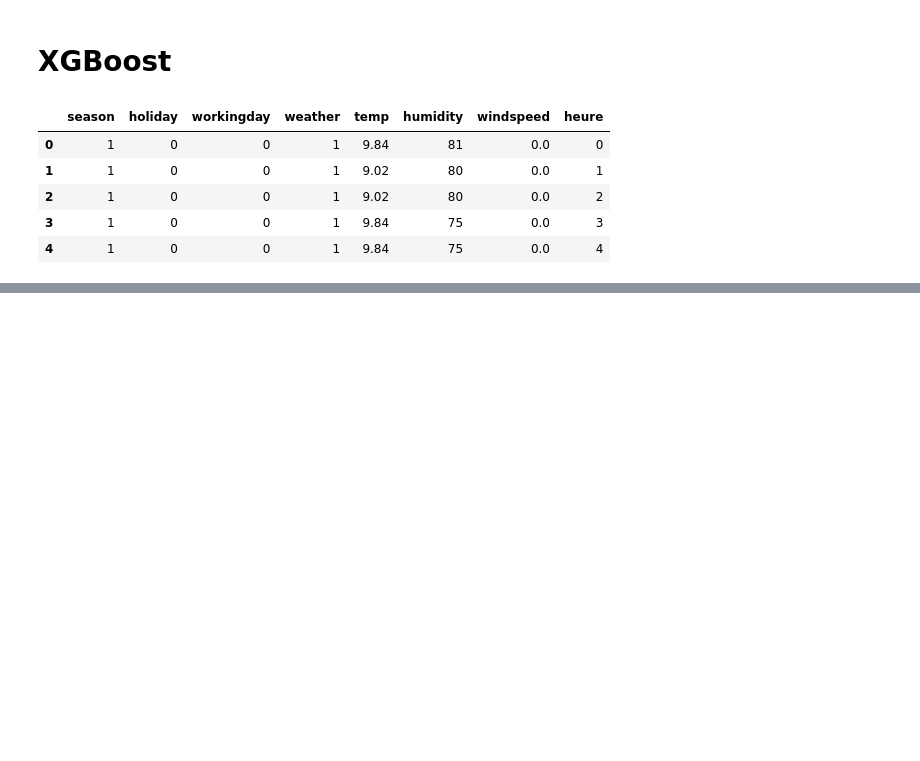
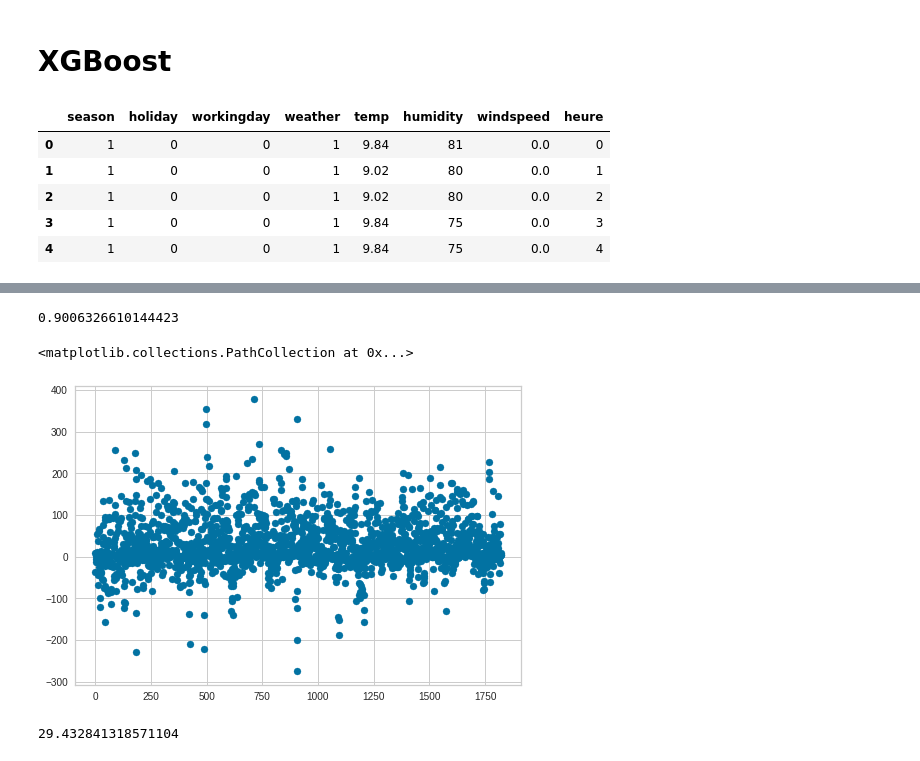
Before and after one commit to RudyBourez/Bike_Sharing, a Jupyter notebook: model_florian.ipynb, the cells around one changed output, grey strips where cells are left out. Cells and saved outputs as stored; diff of their text form; code cells hidden in the pictures; blank space fills up the shorter version.

```diff
--- a/model_florian.ipynb
+++ b/model_florian.ipynb
@@ -110,0 +210,5 @@ plot_importance(model_xgb[1])
+# %%
+X_test = pd.read_csv("Datas/data_frame_test_florian.csv")
+X_train = pd.read_csv("Datas/data_frame_train_florian.csv")
+date = X_test.pop("datetime")
+X_train.pop("datetime")
@@ -110,0 +237,3 @@ plot_importance(model_xgb[1])
+# %%
+y_train = X_train.pop("count")
+y_test = X_test.pop("count")
@@ -110,0 +249,21 @@ plot_importance(model_xgb[1])
+# %%
+xgb = XGBRegressor()
+cat_feature = ["season","weather","year"]
+cat_pip = make_pipeline(OneHotEncoder())
+num_feature = ["temp","humidity","windspeed","heure","month"]
+num_pip = make_pipeline(StandardScaler())
+preprocessor = make_column_transformer((cat_pip,cat_feature),(num_pip,num_feature),remainder="passthrough")
+
+pip = make_pipeline(preprocessor,xgb)
+# %%
+model_xgb = pip.fit(X_train,y_train)
+model_xgb.score(X_test,y_test)
+# %% [output]
+0.9006326610144423
+# %%
+res = y_test - model_xgb.predict(X_test)
+
+plt.scatter(range(0,len(res)),res)
+# %% [output]
+<matplotlib.collections.PathCollection at 0x...>
+[figure, added]
@@ -110,0 +278,4 @@ plot_importance(model_xgb[1])
+# %%
+res.mean()
+# %% [output]
+29.432841318571104
```
Also changed, not shown: parts of 26 cells of this notebook, 3 other files.
